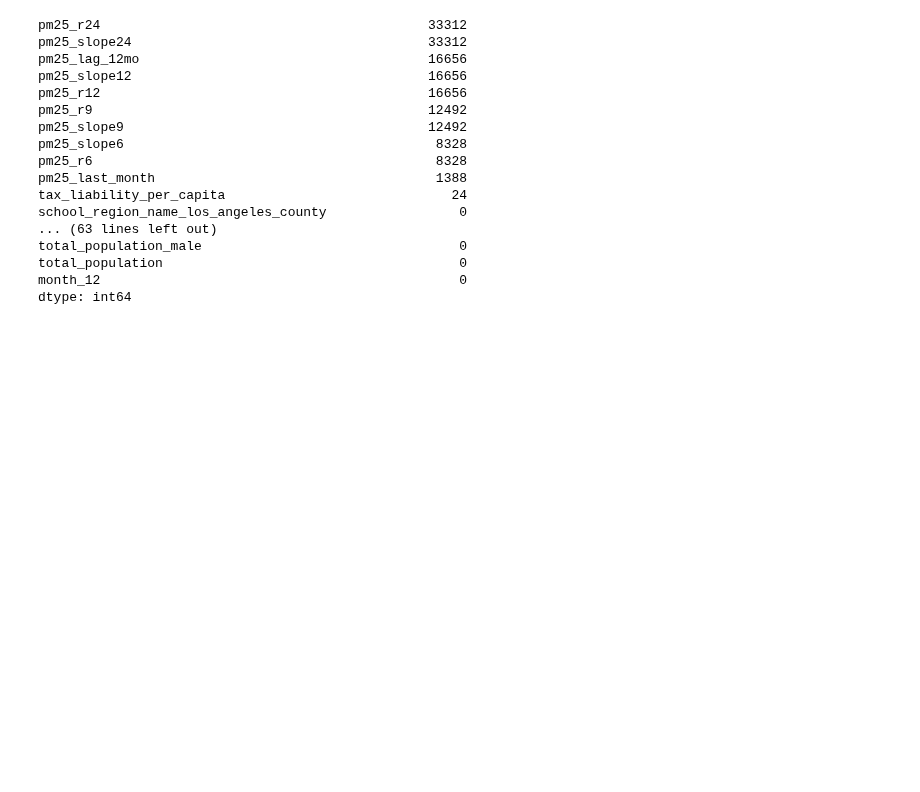
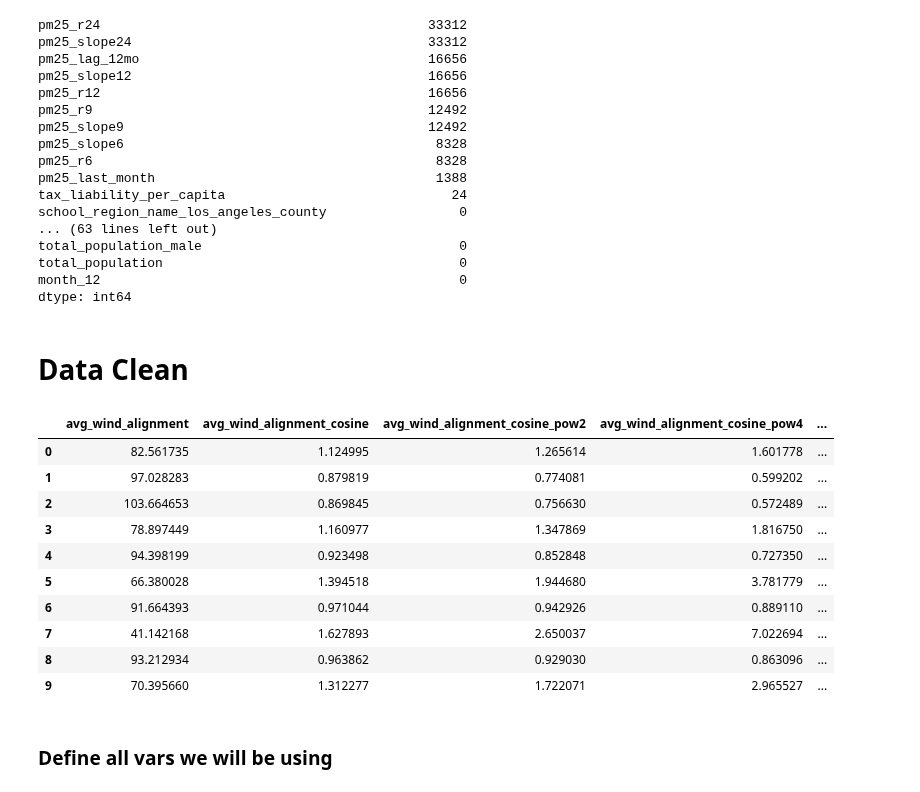
Before and after one commit to mattslyons/JLPS_capstone_project, a Jupyter notebook: modeling/aim2_ap_modeling_10-16-22.ipynb, the cells around one changed output. Saved outputs shown, nothing was run; the diff lists cells and outputs as text; code cells hidden in the pictures; blank space fills up the shorter version.

```diff
--- a/modeling/aim2_ap_modeling_10-16-22.ipynb
+++ b/modeling/aim2_ap_modeling_10-16-22.ipynb
@@ -144,3 +144,39 @@ total_population_male                                 0
 total_population                                      0
 month_12                                              0
 dtype: int64
+# %% [markdown]
+# Data Clean
+# %%
+# Make treatment var normally distributed by taking log(1+x)
+df['pm25_log'] = np.log1p(df['pm25'])
+# %%
+# add in transformed input variables
+
+# pow 2
+df['avg_wind_alignment_cosine_pow2']  = df['avg_wind_alignment_cosine']**2
+
+# pow 4
+df['avg_wind_alignment_cosine_pow4']  = df['avg_wind_alignment_cosine']**4
+
+# div 2
+df['avg_wind_alignment_cosine_div2']  = df['avg_wind_alignment_cosine']/2
+
+# div 2, pow 2
+df['avg_wind_alignment_cosine_div2_pow2']  = (df['avg_wind_alignment_cosine']/2)**2
+
+# div 2, pow 4
+df['avg_wind_alignment_cosine_div2_pow4']  = (df['avg_wind_alignment_cosine']/2)**4
+# %%
+df[['avg_wind_alignment', 'avg_wind_alignment_cosine', 'avg_wind_alignment_cosine_pow2', 'avg_wind_alignment_cosine_pow4', 'avg_wind_alignment_cosine_div2', 'avg_wind_alignment_cosine_div2_pow2', 'avg_wind_alignment_cosine_div2_pow4']].head(10)
+# %% [output]
+|  | avg_wind_alignment | avg_wind_alignment_cosine | avg_wind_alignment_cosine_pow2 | avg_wind_alignment_cosine_pow4 | ... |
+| 0 | 82.561735 | 1.124995 | 1.265614 | 1.601778 | ... |
+| 1 | 97.028283 | 0.879819 | 0.774081 | 0.599202 | ... |
+| 2 | 103.664653 | 0.869845 | 0.756630 | 0.572489 | ... |
+| 3 | 78.897449 | 1.160977 | 1.347869 | 1.816750 | ... |
+| 4 | 94.398199 | 0.923498 | 0.852848 | 0.727350 | ... |
+| 5 | 66.380028 | 1.394518 | 1.944680 | 3.781779 | ... |
+| 6 | 91.664393 | 0.971044 | 0.942926 | 0.889110 | ... |
+| 7 | 41.142168 | 1.627893 | 2.650037 | 7.022694 | ... |
+| 8 | 93.212934 | 0.963862 | 0.929030 | 0.863096 | ... |
+| 9 | 70.395660 | 1.312277 | 1.722071 | 2.965527 | ... |
@@ -146,0 +186,2 @@ dtype: int64
+# %% [markdown]
+### Define all vars we will be using
```
Also changed, not shown: parts of 25 cells of this notebook.
